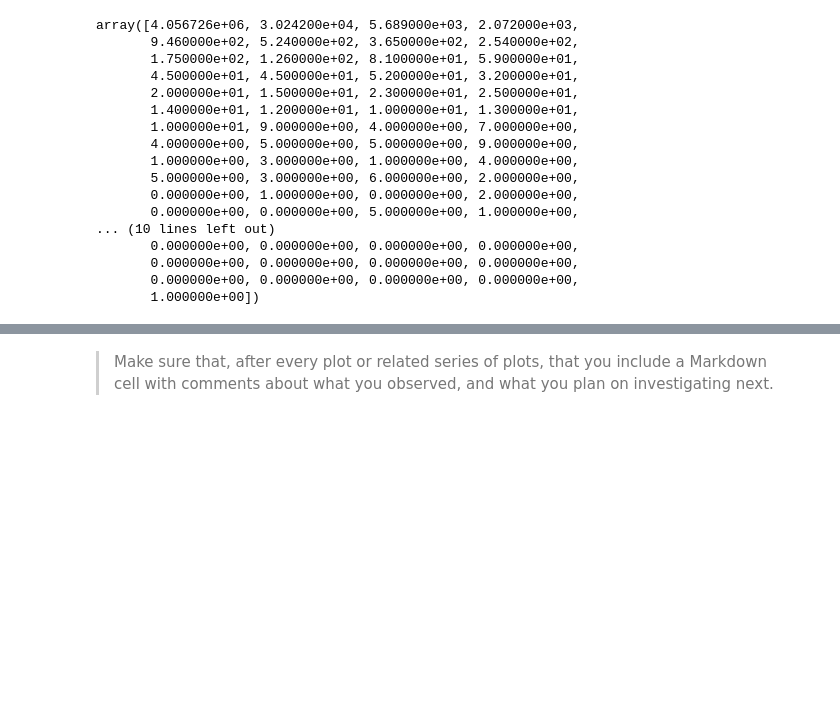
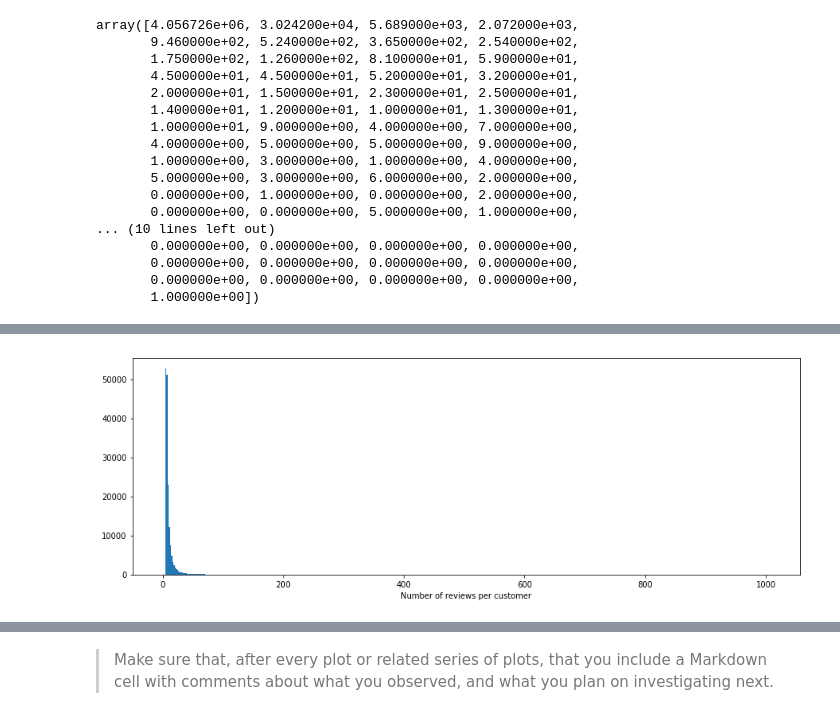
Before and after one commit to ElectricKea/CommunicateFindings_Udacity_Project, a Jupyter notebook: exploration.ipynb, the cells around one changed output, grey strips where cells are left out. Drawn from its saved outputs; the diff is of its cells as text; code cells hidden in the pictures; blank space fills up the shorter version.

```diff
--- a/exploration.ipynb
+++ b/exploration.ipynb
@@ -353,0 +361,18 @@ array([   6.30957344,    7.94328235,   10.        ,   12.58925412,
+# %%
+#Selection of customers who make 5 reviews or more.
+x = reviews.customer_id.value_counts()
+y = x[x >= 5].index.tolist()
+two_or_more = reviews.loc[reviews['customer_id'].isin(y)]
+# %%
+#First plotted on a standard scale
+two_plus = two_or_more.customer_id.value_counts().tolist()
+binsize = 2
+bins = np.arange(0, two_plus[0]+binsize, binsize)
+
+#As the first bin has almost 4
+plt.figure(figsize=[15, 5])
+plt.hist(two_plus, bins = bins)
+plt.xlabel('Number of reviews per customer')
+plt.show()
+# %% [output]
+[figure, added]
```
Also changed, not shown: parts of 22 cells of this notebook.
